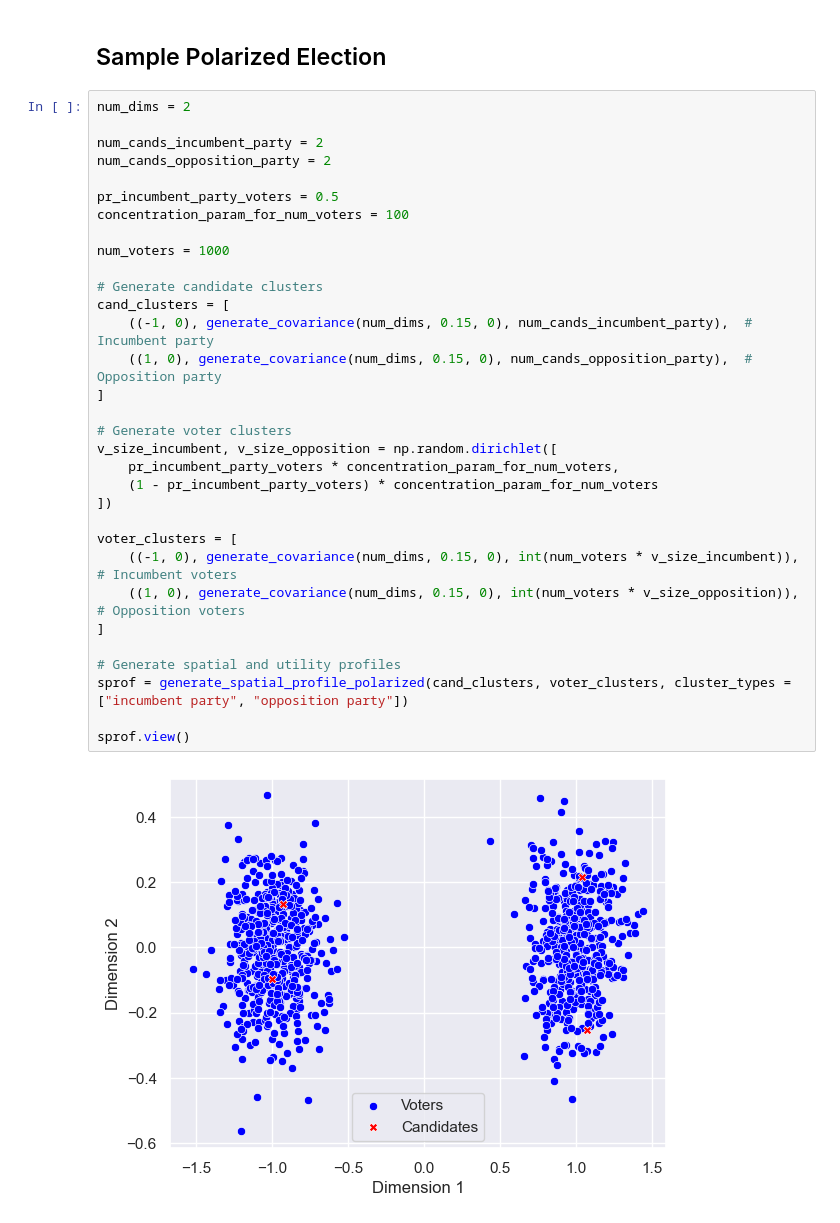
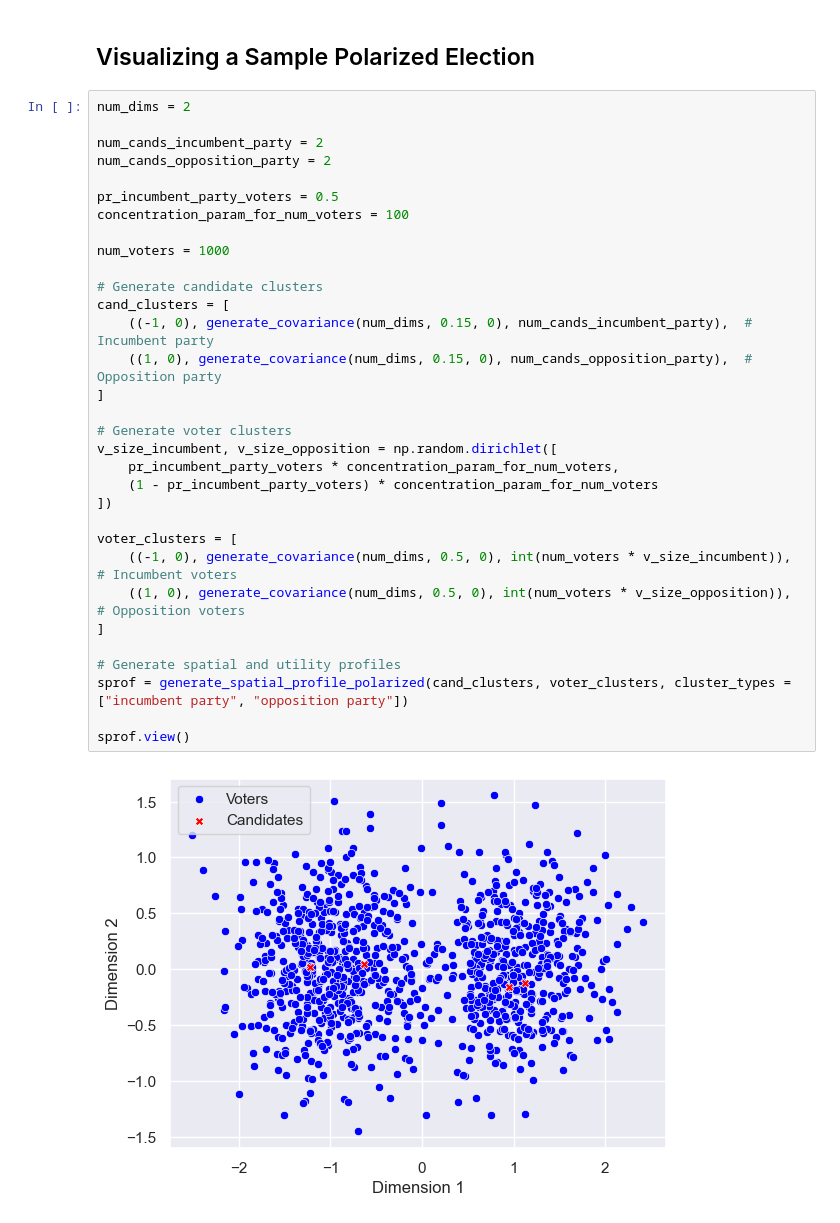
Before and after one commit to epacuit/ca_recall, a Jupyter notebook: ca_recall_simulation_visualization.ipynb, the cells around one changed output. Saved outputs shown, nothing was run; the diff lists cells and outputs as text.

```diff
--- a/ca_recall_simulation_visualization.ipynb
+++ b/ca_recall_simulation_visualization.ipynb
@@ -155,39 +770,39 @@ plot_with_error(df, x_labels, y_columns, error_columns, filename)
 # %% [markdown]
-## Sample Polarized Election
+## Visualizing a Sample Polarized Election
 # %%
 num_dims = 2
 
 num_cands_incumbent_party = 2
 num_cands_opposition_party = 2
 
 pr_incumbent_party_voters = 0.5
 concentration_param_for_num_voters = 100
 
 num_voters = 1000
 
 # Generate candidate clusters
 cand_clusters = [
     ((-1, 0), generate_covariance(num_dims, 0.15, 0), num_cands_incumbent_party),  # Incumbent party
     ((1, 0), generate_covariance(num_dims, 0.15, 0), num_cands_opposition_party),  # Opposition party
 ]
 
 # Generate voter clusters
 v_size_incumbent, v_size_opposition = np.random.dirichlet([
     pr_incumbent_party_voters * concentration_param_for_num_voters,
     (1 - pr_incumbent_party_voters) * concentration_param_for_num_voters
 ])
 
 voter_clusters = [
-    ((-1, 0), generate_covariance(num_dims, 0.15, 0), int(num_voters * v_size_incumbent)),  # Incumbent voters
-    ((1, 0), generate_covariance(num_dims, 0.15, 0), int(num_voters * v_size_opposition)),  # Opposition voters
+    ((-1, 0), generate_covariance(num_dims, 0.5, 0), int(num_voters * v_size_incumbent)),  # Incumbent voters
+    ((1, 0), generate_covariance(num_dims, 0.5, 0), int(num_voters * v_size_opposition)),  # Opposition voters
 ]
 
 # Generate spatial and utility profiles
 sprof = generate_spatial_profile_polarized(cand_clusters, voter_clusters, cluster_types = ["incumbent party", "opposition party"])
 
 sprof.view()
 # %% [output]
-[figure, old version]
+[figure, new version]
 # %%
 # white background
 
```
Also changed, not shown: parts of 14 cells of this notebook, 4 other files.
